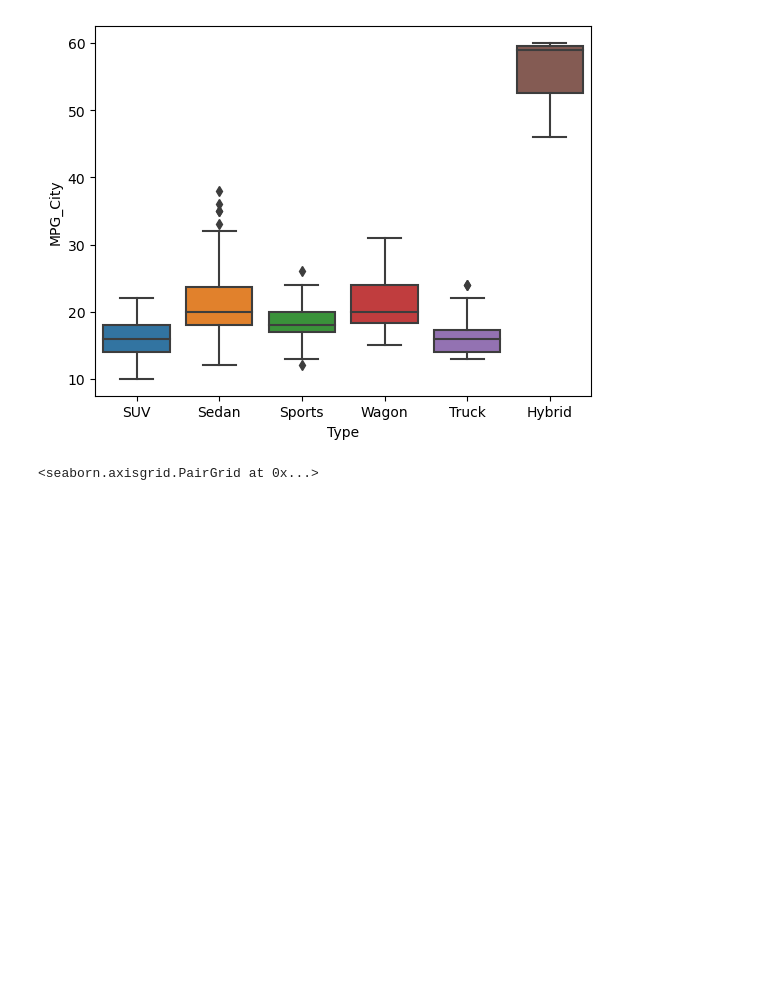
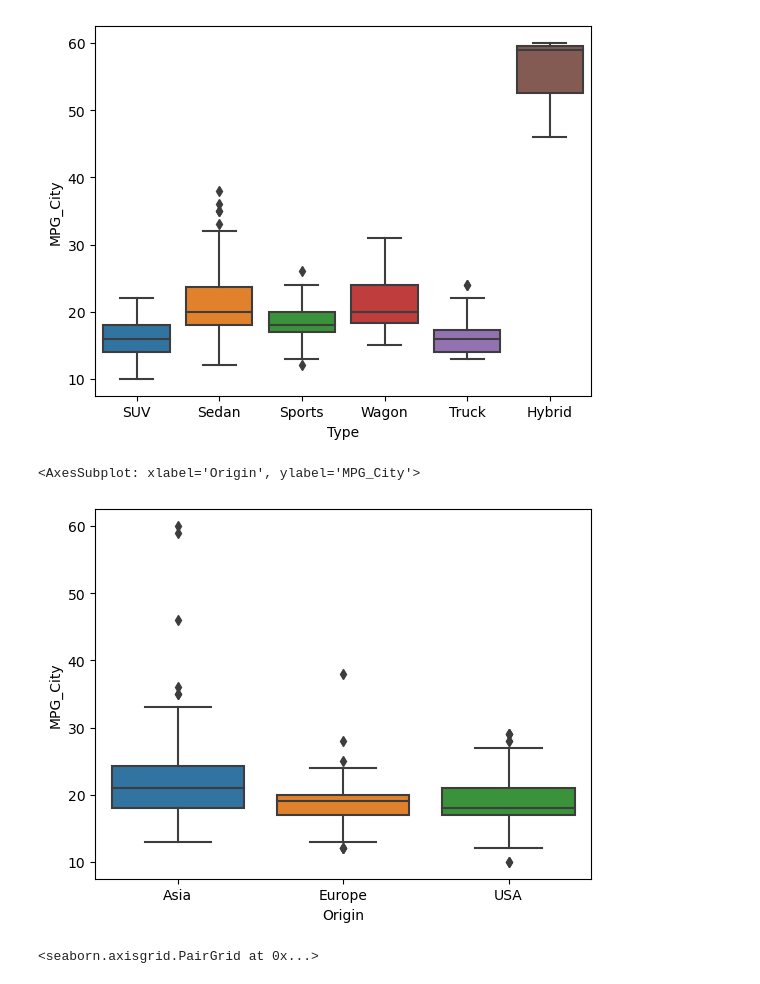
Before and after one commit to Sureshhere/MLDS-programs, a Jupyter notebook: Week_1_1.1.ipynb, the cells around one changed output. Saved outputs shown, nothing was run; the diff lists cells and outputs as text; code cells hidden in the pictures; blank space fills up the shorter version.

```diff
--- a/Week_1_1.1.ipynb
+++ b/Week_1_1.1.ipynb
@@ -160,6 +182,11 @@ sns.boxplot (x='Type', y='MPG_City', data=cars)
 # %% [output]
 <AxesSubplot: xlabel='Type', ylabel='MPG_City'>
 [figure]
+# %%
+sns.boxplot (x='Origin', y='MPG_City', data=cars)
+# %% [output]
+<AxesSubplot: xlabel='Origin', ylabel='MPG_City'>
+[figure, added]
 # %%
 sns.pairplot(cars,hue='Origin')
 # %% [output]
```
Also changed, not shown: parts of 2 cells of this notebook, 9 other files.
